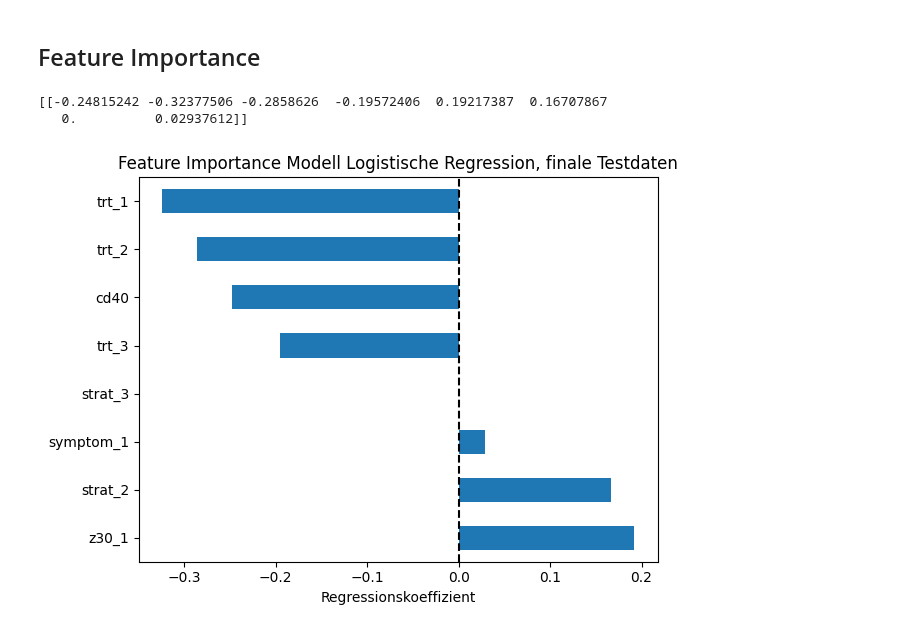
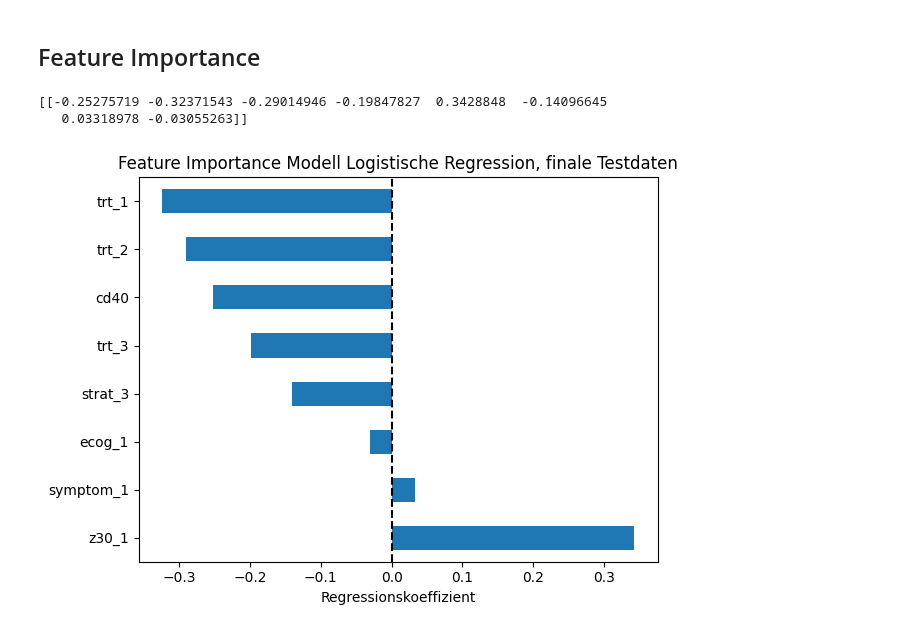
Before and after one commit to bogatyr-e/ml-prediction-aids, a Jupyter notebook: src/ml-survival-project.ipynb, the cells around one changed output. Cells and saved outputs as stored; diff of their text form; code cells hidden in the pictures.

```diff
--- a/src/ml-survival-project.ipynb
+++ b/src/ml-survival-project.ipynb
@@ -455 +473,17 @@ Index(['cd40', 'trt_1', 'trt_2', 'trt_3', 'z30_1', 'strat_2', 'strat_3',
       dtype='object')
+# %%
+# Feature AUswahl 'from Model' anhand der Modellkoeffizienten,
+# ausgewählt werden die mit der 'importance' über dem Median aller Features
+
+base_esti = best_logreg
+sfm = SelectFromModel(estimator=base_esti, threshold='median')
+
+
+# 'transform' geht in der Form nicht. # müsste irgendwie shapen ...# wird von Hand gemacht
+
+#sfm.fit(X_train2, y_train2)
+#X_train2 = sfm.transform(X_train2)
+#X_test2 = sfm.transform(X_test2)
+# %%
+
+selected_features = X.columns[sfm.get_support()]
@@ -455,0 +498,3 @@ Index(['cd40', 'trt_1', 'trt_2', 'trt_3', 'z30_1', 'strat_2', 'strat_3',
+# %%
+X_train2 = X_train2[selected_features]
+X_test2 = X_test2[selected_features]
@@ -507,9 +552,9 @@ Index(['age', 'cd40', 'trt_1', 'trt_2', 'trt_3', 'homo_1', 'drugs_1', 'z30_1',
        'ecog_1'],
       dtype='object')
 # %%
-# unnütze Features aus dem Haupt-Trainingsdatensatz entfernen
-X_ftrain=X_fintrain.drop(['age', 'homo_1', 'drugs_1', 'gender_1', 'hemo_1', 'race_1', 'ecog_1'],axis=1)
-X_ftest=X_fintest.drop(['age', 'homo_1', 'drugs_1', 'gender_1', 'hemo_1', 'race_1', 'ecog_1'],axis=1)
+# unnütze Features aus dem Haupt-Trainingsdatensatz entfernen, nur die ausgewählten features für das Modell
+X_ftrain=X_fintrain[selected_features]
+X_ftest=X_fintest[selected_features]
 y_ftrain = y_fintrain.copy()
 y_ftest = y_fintest.copy()
 # %%
@@ -583,16 +629,18 @@ feature importance, Aussagekraft der Prediction.
 # %%
 lrc.fit(X_ftest / np.std(X_ftest, 0), y_ftest)
 print(lrc.coef_) #
+
+features = selected_features
 
 ax=pd.Series((lrc.coef_[0]), index=features).nlargest(15).plot(kind='barh')
 ax.set_title("Feature Importance Modell Logistische Regression, finale Testdaten")
 ax.axvline(x=0, color="k", linestyle="--")
 ax.set_xlabel("Regressionskoeffizient")
 ax.figure.tight_layout()
 # %% [output]
-[[-0.24815242 -0.32377506 -0.2858626  -0.19572406  0.19217387  0.16707867
-   0.          0.02937612]]
+[[-0.25275719 -0.32371543 -0.29014946 -0.19847827  0.3428848  -0.14096645
+   0.03318978 -0.03055263]]
-[figure, old version]
+[figure, new version]
 # %%
 ax=pd.Series(abs((lrc.coef_[0])), index=features).nlargest(15).plot(kind='barh')
 ax.set_title("Feature Importance Modell Logistische Regression, finale Testdaten")
```
Also changed, not shown: parts of 26 cells of this notebook.
